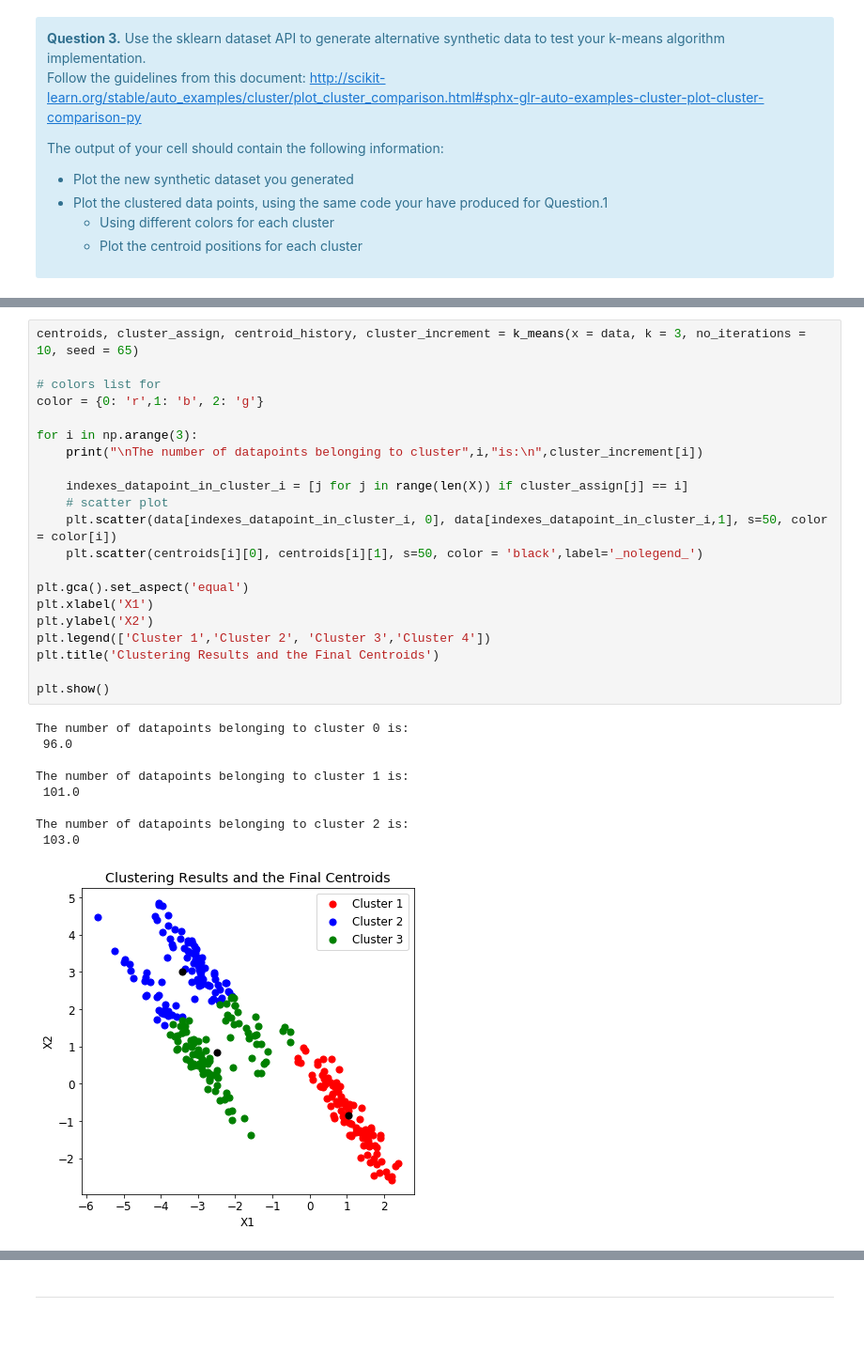
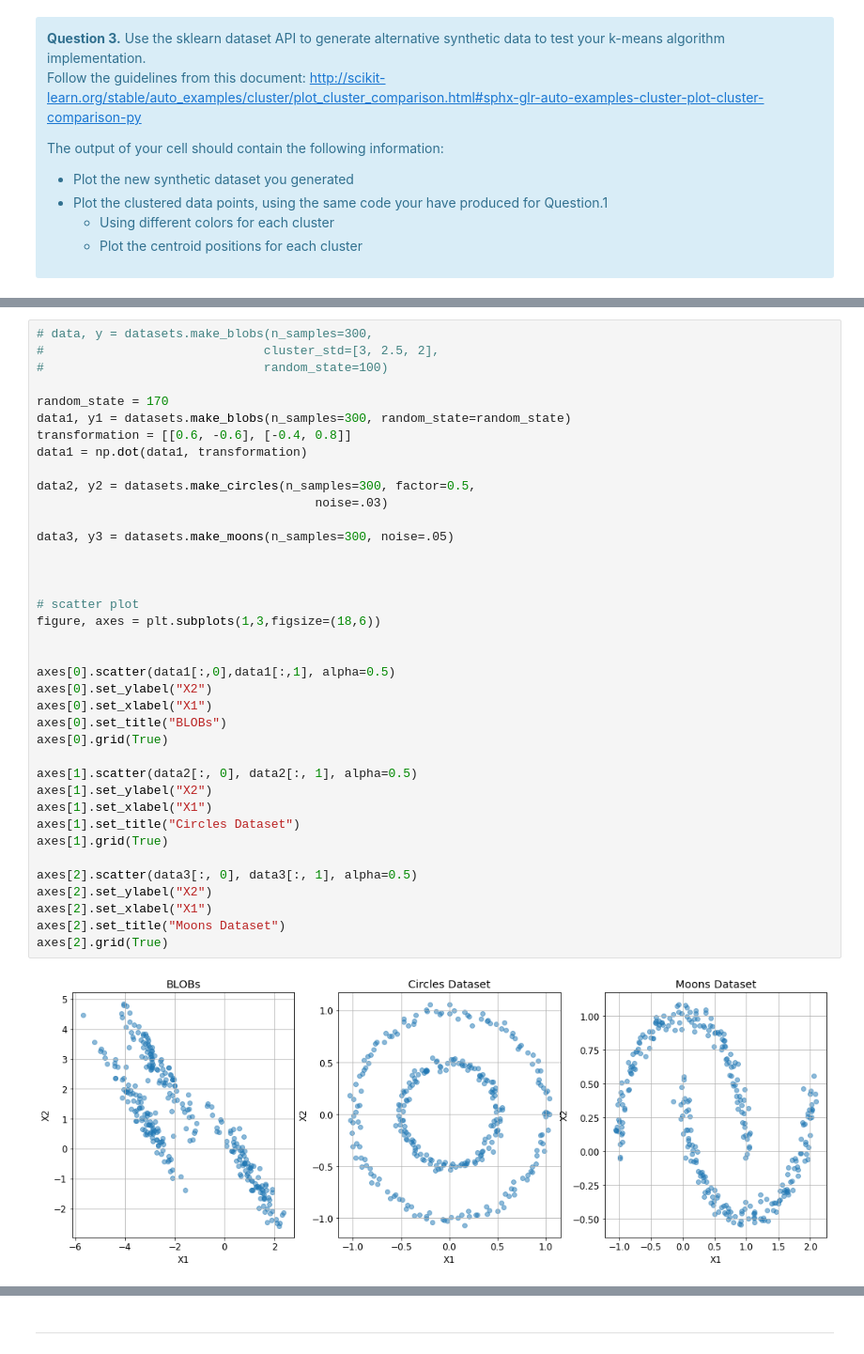
Before and after one commit to kandakji/Distributed-K-Means-Implementation, a Jupyter notebook: kmeans.ipynb, the cells around one changed output, grey strips where cells are left out. Shown: that part at 94% size. Drawn from its saved outputs; the diff is of its cells as text; blank space fills up the shorter version.

```diff
--- a/kmeans.ipynb
+++ b/kmeans.ipynb
@@ -324,31 +308,40 @@ plt.show()
-# %%
-centroids, cluster_assign, centroid_history, cluster_increment = k_means(x = data, k = 3, no_iterations = 10, seed = 65)
-
-# colors list for
-color = {0: 'r',1: 'b', 2: 'g'}
-
-for i in np.arange(3):
-    print("\nThe number of datapoints belonging to cluster",i,"is:\n",cluster_increment[i])
-
-    indexes_datapoint_in_cluster_i = [j for j in range(len(X)) if cluster_assign[j] == i]
-    # scatter plot
-    plt.scatter(data[indexes_datapoint_in_cluster_i, 0], data[indexes_datapoint_in_cluster_i,1], s=50, color = color[i])
-    plt.scatter(centroids[i][0], centroids[i][1], s=50, color = 'black',label='_nolegend_')
-
-plt.gca().set_aspect('equal')
-plt.xlabel('X1')
-plt.ylabel('X2')
-plt.legend(['Cluster 1','Cluster 2', 'Cluster 3','Cluster 4'])
-plt.title('Clustering Results and the Final Centroids')
-
-plt.show()
-# %% [output]
-The number of datapoints belonging to cluster 0 is:
- 96.0
-
-The number of datapoints belonging to cluster 1 is:
- 101.0
-
-The number of datapoints belonging to cluster 2 is:
- 103.0
-[figure, removed]
+# %%
+# data, y = datasets.make_blobs(n_samples=300,
+#                              cluster_std=[3, 2.5, 2],
+#                              random_state=100)
+
+random_state = 170
+data1, y1 = datasets.make_blobs(n_samples=300, random_state=random_state)
+transformation = [[0.6, -0.6], [-0.4, 0.8]]
+data1 = np.dot(data1, transformation)
+
+data2, y2 = datasets.make_circles(n_samples=300, factor=0.5,
+                                      noise=.03)
+
+data3, y3 = datasets.make_moons(n_samples=300, noise=.05)
+
+
+
+# scatter plot
+figure, axes = plt.subplots(1,3,figsize=(18,6))
+
+
+axes[0].scatter(data1[:,0],data1[:,1], alpha=0.5)
+axes[0].set_ylabel("X2")
+axes[0].set_xlabel("X1")
+axes[0].set_title("BLOBs")
+axes[0].grid(True)
+
+axes[1].scatter(data2[:, 0], data2[:, 1], alpha=0.5)
+axes[1].set_ylabel("X2")
+axes[1].set_xlabel("X1")
+axes[1].set_title("Circles Dataset")
+axes[1].grid(True)
+
+axes[2].scatter(data3[:, 0], data3[:, 1], alpha=0.5)
+axes[2].set_ylabel("X2")
+axes[2].set_xlabel("X1")
+axes[2].set_title("Moons Dataset")
+axes[2].grid(True)
+# %% [output]
+[figure, added]
```
Also changed, not shown: parts of 8 cells of this notebook.
